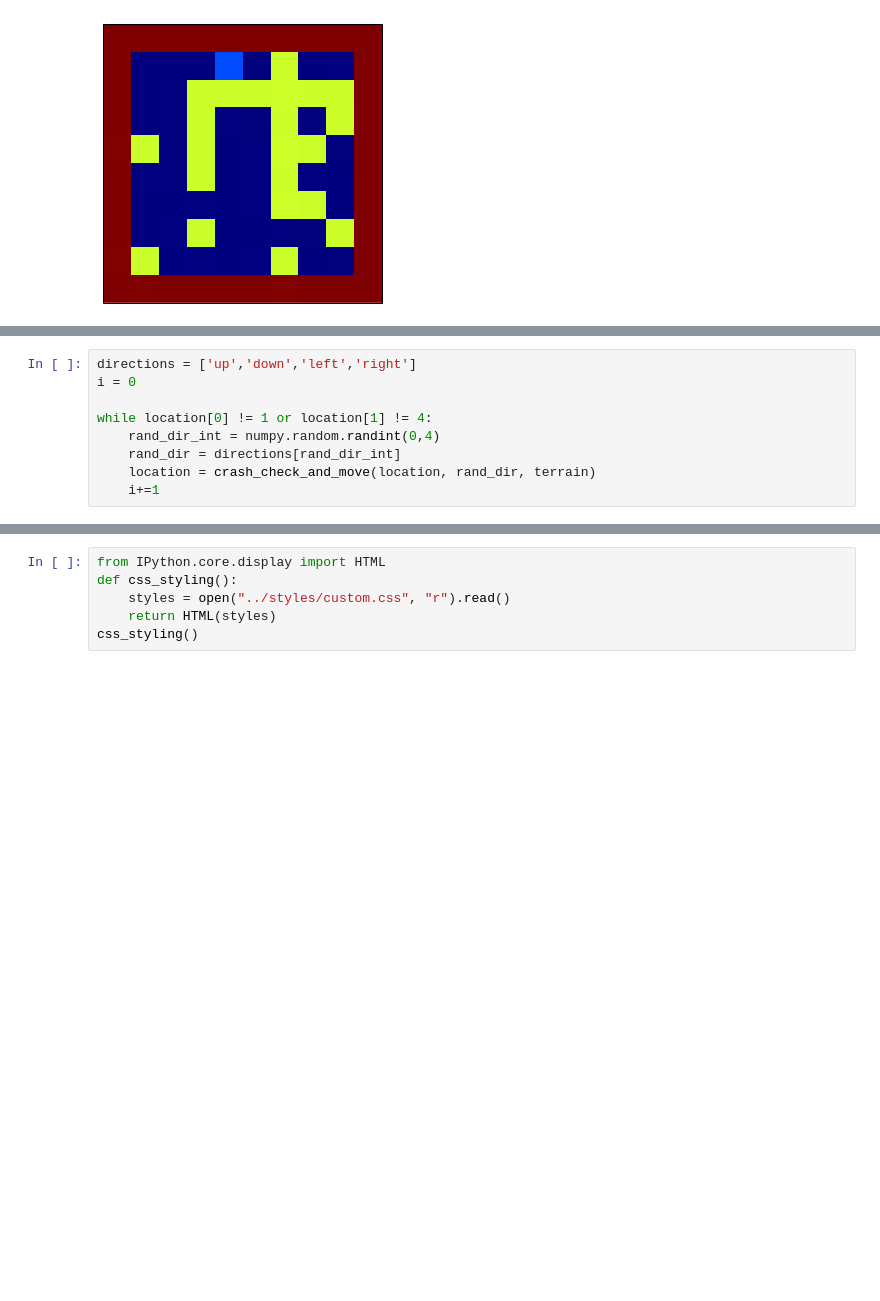
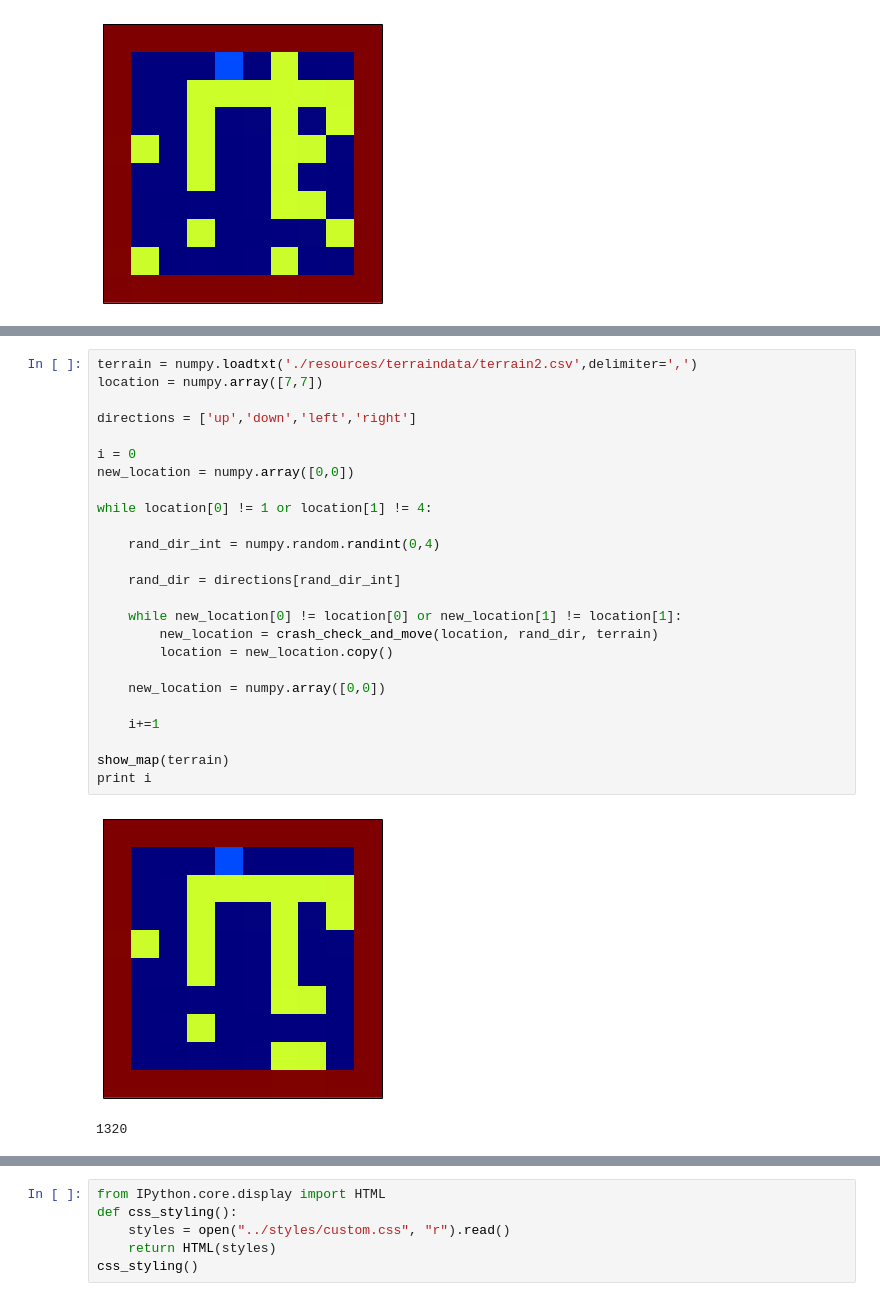
Before and after one commit to barbagroup/JITcode-MechE, a Jupyter notebook: module00_Introduction_to_Python/04_Lesson04_Rover_Loops.ipynb, the cells around one changed output, grey strips where cells are left out. Saved outputs shown, nothing was run; the diff lists cells and outputs as text; blank space fills up the shorter version.

```diff
--- a/module00_Introduction_to_Python/04_Lesson04_Rover_Loops.ipynb
+++ b/module00_Introduction_to_Python/04_Lesson04_Rover_Loops.ipynb
@@ -256,12 +259,3 @@ show_map(terrain)
 It worked!  Here's a little video that shows the path that our "always turn right" control program yields for the rover:
 
 <video controls src="./resources/alwaysright.mp4" />
-# %%
-directions = ['up','down','left','right']
-i = 0
-
-while location[0] != 1 or location[1] != 4:
-    rand_dir_int = numpy.random.randint(0,4)
-    rand_dir = directions[rand_dir_int]
-    location = crash_check_and_move(location, rand_dir, terrain)
-    i+=1
@@ -463,0 +428,28 @@ Loops are a very important part of programming. As you use them more, you'll bec
+# %%
+terrain = numpy.loadtxt('./resources/terraindata/terrain2.csv',delimiter=',')
+location = numpy.array([7,7])
+
+directions = ['up','down','left','right']
+
+i = 0
+new_location = numpy.array([0,0])
+
+while location[0] != 1 or location[1] != 4:
+
+    rand_dir_int = numpy.random.randint(0,4)
+
+    rand_dir = directions[rand_dir_int]
+
+    while new_location[0] != location[0] or new_location[1] != location[1]:
+        new_location = crash_check_and_move(location, rand_dir, terrain)
+        location = new_location.copy()
+
+    new_location = numpy.array([0,0])
+
+    i+=1
+
+show_map(terrain)
+print i
+# %% [output]
+[figure, added]
+1320
```
Also changed, not shown: parts of 39 cells of this notebook.
